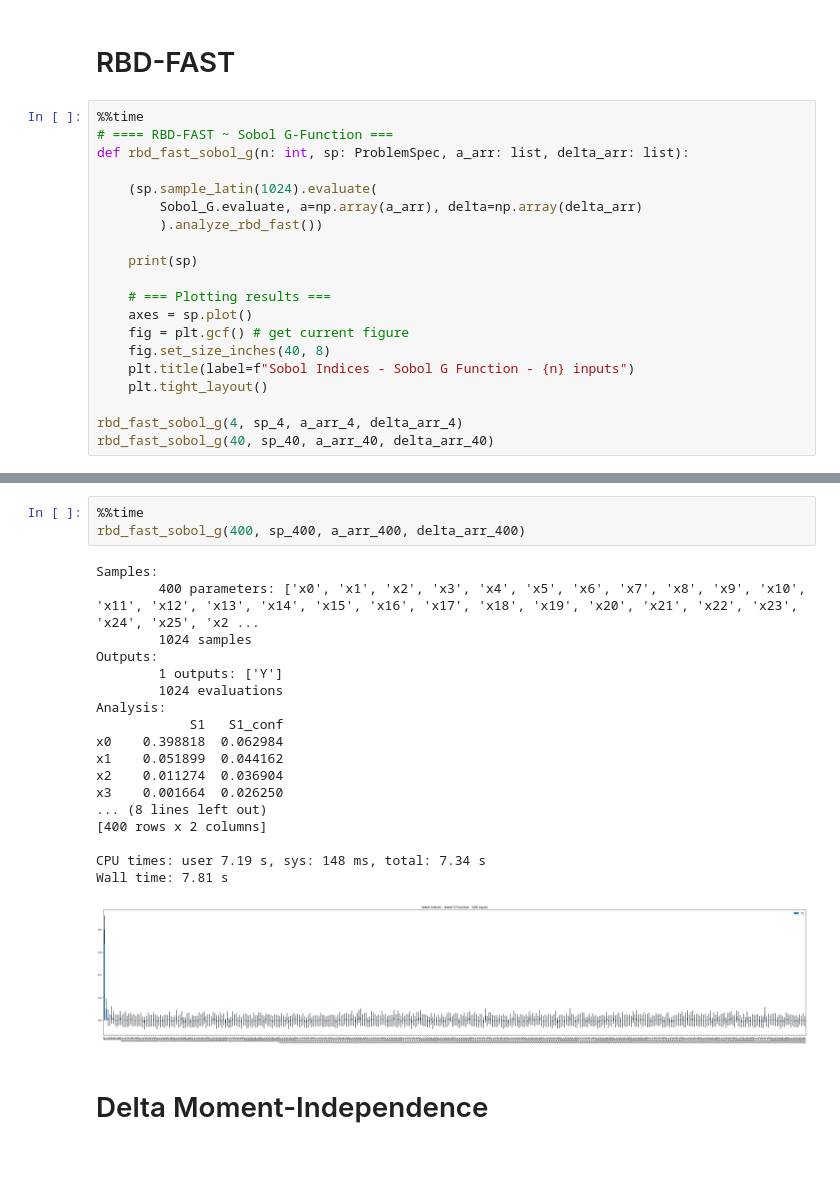
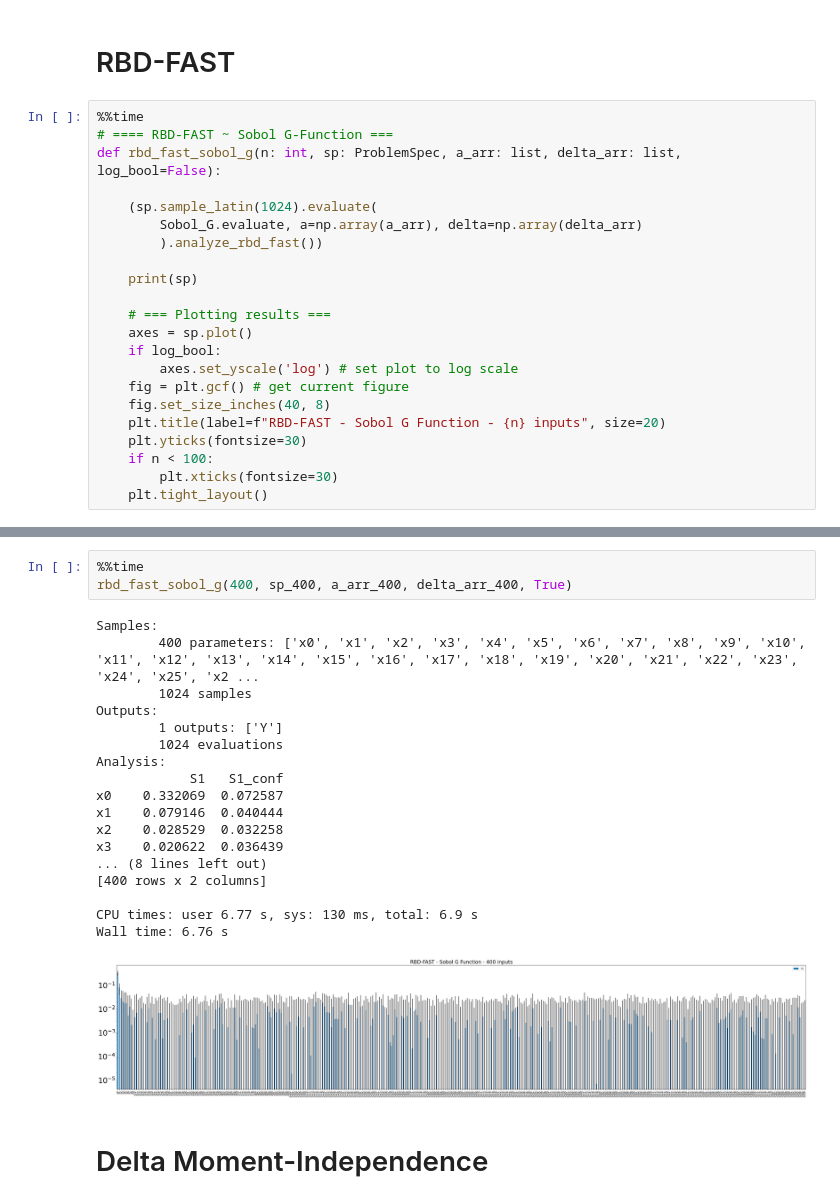
Before and after one commit to AllmieBloom/summer24, a Jupyter notebook: sobol_g_exploration.ipynb, the cells around one changed output, grey strips where cells are left out. Cells and saved outputs as stored; diff of their text form; blank space fills up the shorter version.

```diff
--- a/sobol_g_exploration.ipynb
+++ b/sobol_g_exploration.ipynb
@@ -188,7 +232,7 @@ Wall time: 16.8 s
 # %%
 %%time
 # ==== RBD-FAST ~ Sobol G-Function ===
-def rbd_fast_sobol_g(n: int, sp: ProblemSpec, a_arr: list, delta_arr: list):
+def rbd_fast_sobol_g(n: int, sp: ProblemSpec, a_arr: list, delta_arr: list, log_bool=False):
 
     (sp.sample_latin(1024).evaluate(
         Sobol_G.evaluate, a=np.array(a_arr), delta=np.array(delta_arr)
@@ -198,11 +242,13 @@ def rbd_fast_sobol_g(n: int, sp: ProblemSpec, a_arr: list, delta_arr: list):
 
     # === Plotting results ===
     axes = sp.plot()
+    if log_bool:
+        axes.set_yscale('log') # set plot to log scale
     fig = plt.gcf() # get current figure
     fig.set_size_inches(40, 8)
-    plt.title(label=f"Sobol Indices - Sobol G Function - {n} inputs")
+    plt.title(label=f"RBD-FAST - Sobol G Function - {n} inputs", size=20)
+    plt.yticks(fontsize=30)
+    if n < 100:
+        plt.xticks(fontsize=30)
     plt.tight_layout()
-
-rbd_fast_sobol_g(4, sp_4, a_arr_4, delta_arr_4)
-rbd_fast_sobol_g(40, sp_40, a_arr_40, delta_arr_40)
 # %% [output]
@@ -228,25 +299,25 @@ Wall time: 1.34 s
 # %%
 %%time
-rbd_fast_sobol_g(400, sp_400, a_arr_400, delta_arr_400)
+rbd_fast_sobol_g(400, sp_400, a_arr_400, delta_arr_400, True)
 # %% [output]
 Samples:
         400 parameters: ['x0', 'x1', 'x2', 'x3', 'x4', 'x5', 'x6', 'x7', 'x8', 'x9', 'x10', 'x11', 'x12', 'x13', 'x14', 'x15', 'x16', 'x17', 'x18', 'x19', 'x20', 'x21', 'x22', 'x23', 'x24', 'x25', 'x2 ...
         1024 samples
 Outputs:
         1 outputs: ['Y']
         1024 evaluations
 Analysis:
             S1   S1_conf
-x0    0.398818  0.062984
-x1    0.051899  0.044162
-x2    0.011274  0.036904
-x3    0.001664  0.026250
+x0    0.332069  0.072587
+x1    0.079146  0.040444
+x2    0.028529  0.032258
+x3    0.020622  0.036439
 ... (8 lines left out)
 [400 rows x 2 columns]
 
-CPU times: user 7.19 s, sys: 148 ms, total: 7.34 s
-Wall time: 7.81 s
+CPU times: user 6.77 s, sys: 130 ms, total: 6.9 s
+Wall time: 6.76 s
-[figure, old version]
+[figure, new version]
 # %% [markdown]
 # Delta Moment-Independence
 # %%
```
Also changed, not shown: parts of 21 cells of this notebook.
